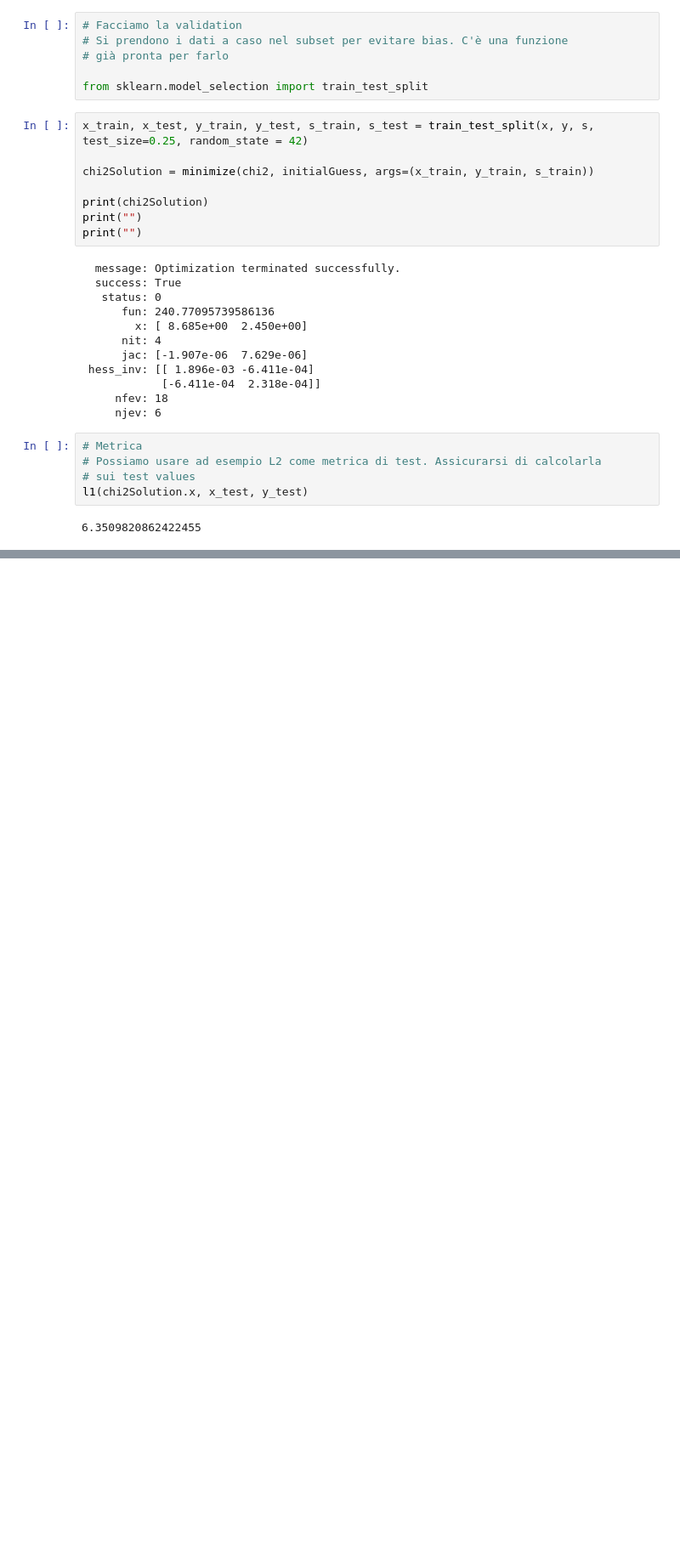
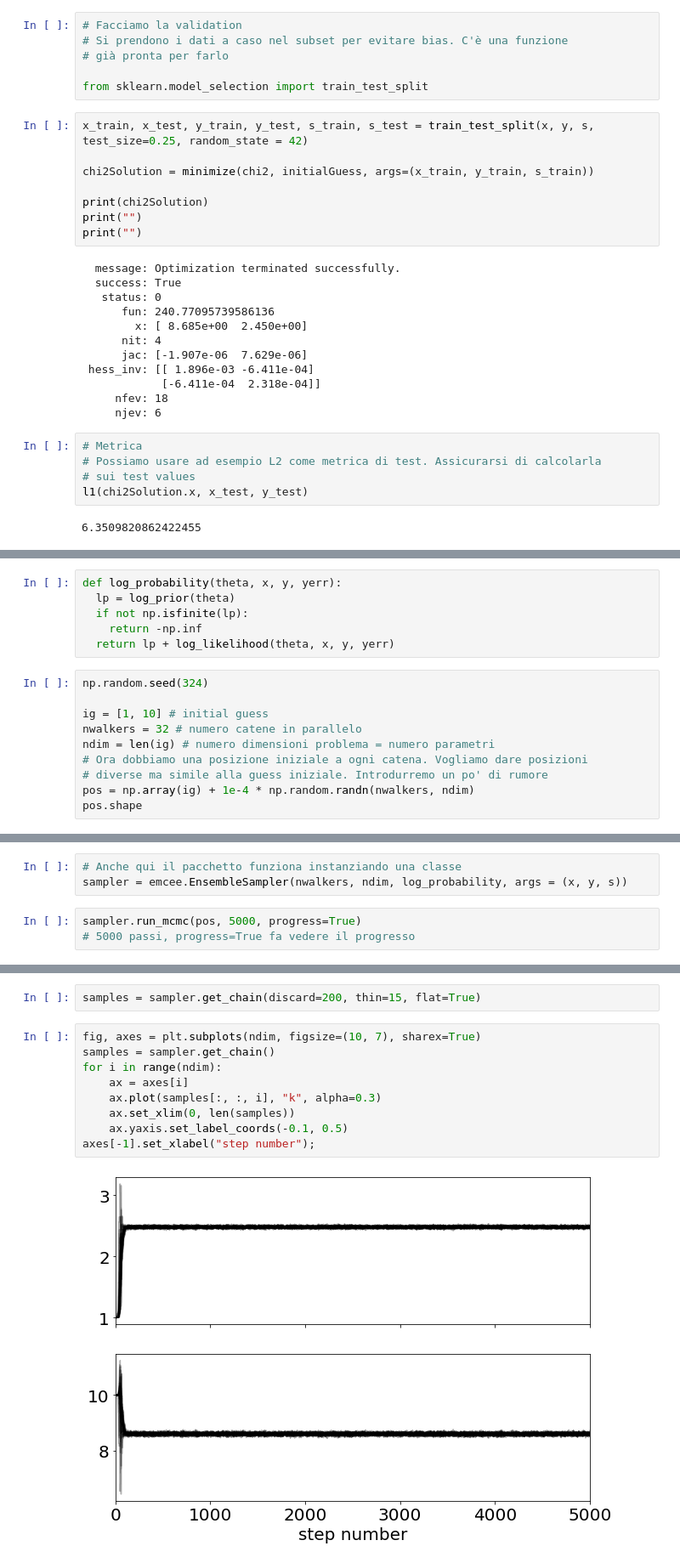
Before and after one commit to marcocaramanti/MLPNS_MCaramanti, a Jupyter notebook: linearRegression/FittingLineToGRBAfterglows_instructions.ipynb, the cells around one changed output, grey strips where cells are left out. Shown at 85% size. Saved outputs shown, nothing was run; the diff lists cells and outputs as text; blank space fills up the shorter version.

Commit message:
MCMC lab

```diff
--- a/linearRegression/FittingLineToGRBAfterglows_instructions.ipynb
+++ b/linearRegression/FittingLineToGRBAfterglows_instructions.ipynb
@@ -412,0 +477,16 @@ l1(chi2Solution.x, x_test, y_test)
+# %%
+def log_probability(theta, x, y, yerr):
+  lp = log_prior(theta)
+  if not np.isfinite(lp):
+    return -np.inf
+  return lp + log_likelihood(theta, x, y, yerr)
+# %%
+np.random.seed(324)
+
+ig = [1, 10] # initial guess
+nwalkers = 32 # numero catene in parallelo
+ndim = len(ig) # numero dimensioni problema = numero parametri
+# Ora dobbiamo una posizione iniziale a ogni catena. Vogliamo dare posizioni
+# diverse ma simile alla guess iniziale. Introdurremo un po' di rumore
+pos = np.array(ig) + 1e-4 * np.random.randn(nwalkers, ndim)
+pos.shape
@@ -412,0 +495,6 @@ l1(chi2Solution.x, x_test, y_test)
+# %%
+# Anche qui il pacchetto funziona instanziando una classe
+sampler = emcee.EnsembleSampler(nwalkers, ndim, log_probability, args = (x, y, s))
+# %%
+sampler.run_mcmc(pos, 5000, progress=True)
+# 5000 passi, progress=True fa vedere il progresso
@@ -412,0 +519,13 @@ l1(chi2Solution.x, x_test, y_test)
+# %%
+samples = sampler.get_chain(discard=200, thin=15, flat=True)
+# %%
+fig, axes = plt.subplots(ndim, figsize=(10, 7), sharex=True)
+samples = sampler.get_chain()
+for i in range(ndim):
+    ax = axes[i]
+    ax.plot(samples[:, :, i], "k", alpha=0.3)
+    ax.set_xlim(0, len(samples))
+    ax.yaxis.set_label_coords(-0.1, 0.5)
+axes[-1].set_xlabel("step number");
+# %% [output]
+[figure, added]
```
Also changed, not shown: parts of 14 cells of this notebook.
